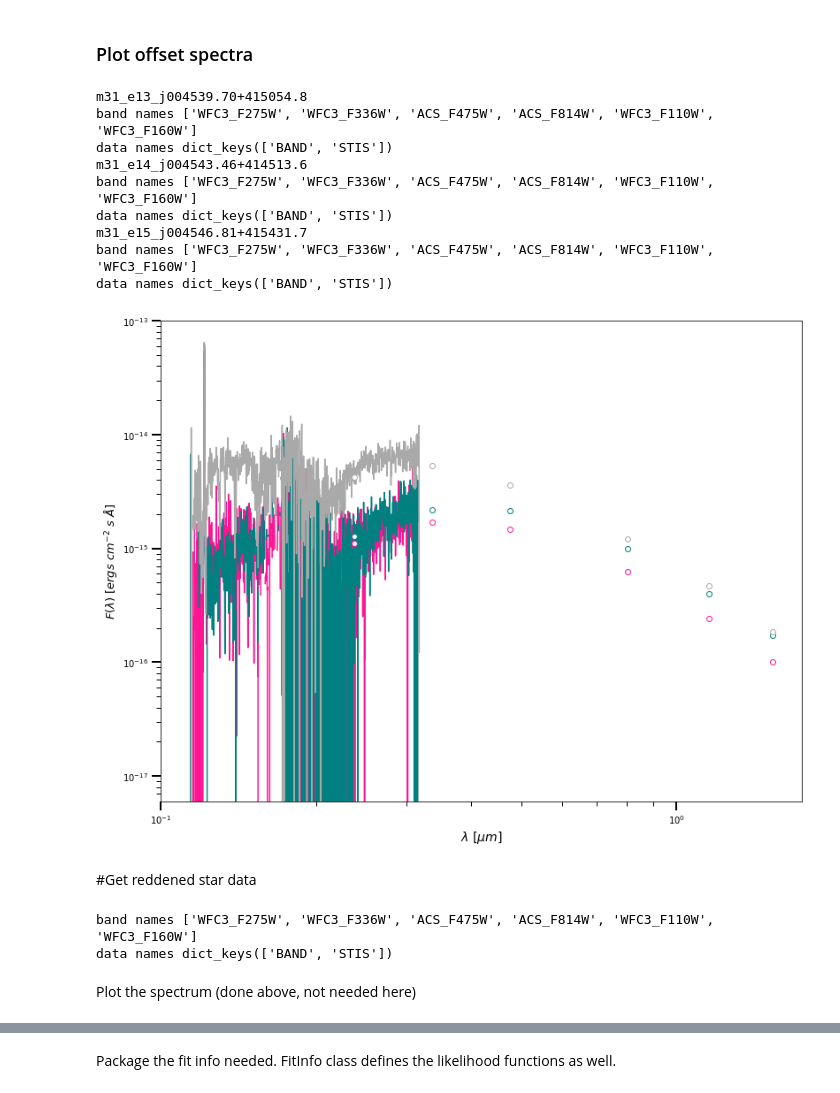
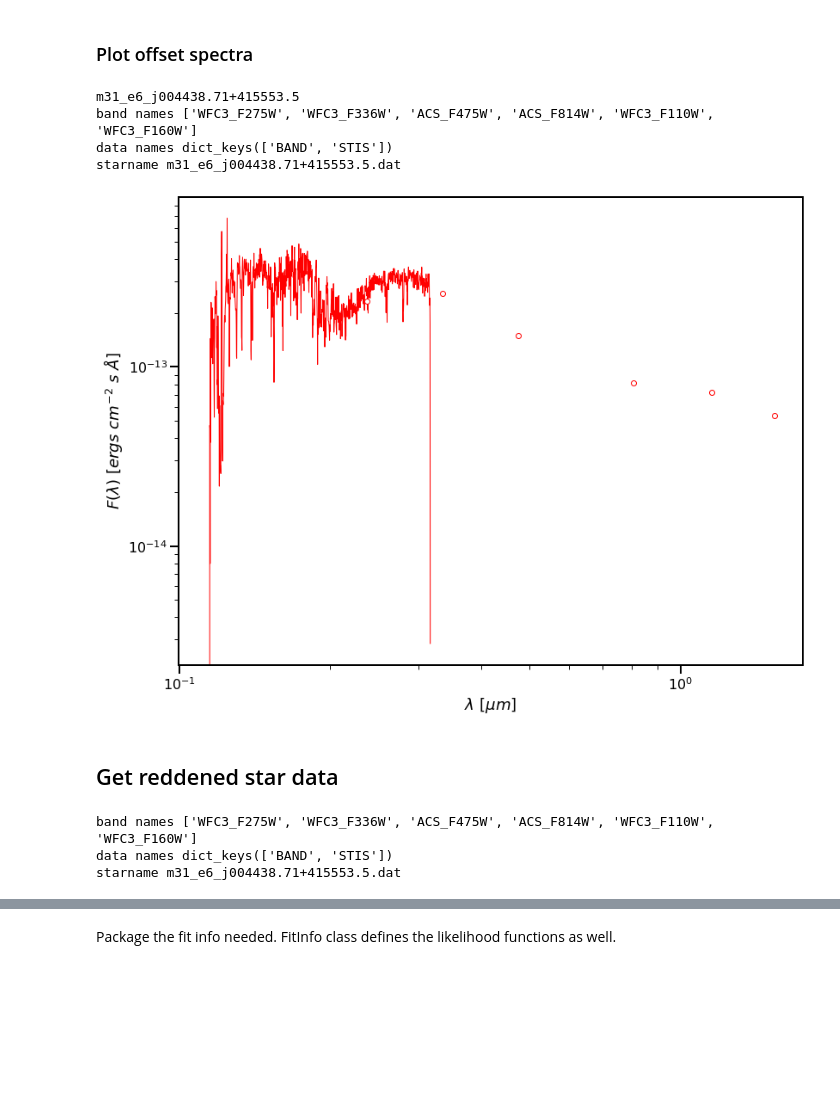
Before and after one commit to petiay/ext-science, a Jupyter notebook: m31_Extinction_with_Models.ipynb, the cells around one changed output, grey strips where cells are left out. Cells and saved outputs as stored; diff of their text form; code cells hidden in the pictures; blank space fills up the shorter version.

```diff
--- a/m31_Extinction_with_Models.ipynb
+++ b/m31_Extinction_with_Models.ipynb
@@ -35,16 +27,16 @@ importlib.reload(measure_extinction)
 # %%
 m31_list = [
-    "m31_e1_j004354.05+412626.0",
-"m31_e2_j004413.84+414903.9",
-"m31_e3_j004420.52+411751.1",
-"m31_e4_j004427.47+415150.0",
+# "m31_e1_j004354.05+412626.0",
+# "m31_e2_j004413.84+414903.9",
+# "m31_e3_j004420.52+411751.1",
+# "m31_e4_j004427.47+415150.0",
 # "m31_e5_j004431.66+413612.4",
-# "m31_e6_j004438.71+415553.5",
+"m31_e6_j004438.71+415553.5",
 # "m31_e7_j004454.37+412823.9",
 # "m31_e8_j004511.82+415025.3",
-# "m31_e9_j004511.85+413712.9",
-# "m31_e10_j004512.73+413726.4",
-# "m31_e11_j004535.40+414431.5",
+# "m31_e9_j004511.85+413712.9", # some problem with walkers
+## "m31_e10_j004512.73+413726.4", # No STIS data
+## "m31_e11_j004535.40+414431.5", # No STIS data
 # "m31_e12_j004539.00+415439.0",
 # "m31_e13_j004539.70+415054.8",
 # "m31_e14_j004543.46+414513.6",
@@ -59,9 +59,11 @@ savefile_path = "/Users/pyanchulova/Documents/ext-science/figs/"
 Define star specific parameters
 # %%
 # starname = "m31_e2_j004413.84+414903.9"
-starname = m31_list[2]
-print(starname)
+starname = m31_list[0]
 fstarname = f"{starname}.dat"
 velocity = -109.3 # M31 radial velocity from NED
 relband = "ACS_F475W"
+relband_str = "$F475W$"
+starstr = starname.split("m31_")[1].split("_")[0]
+print(starname, starstr)
 # %% [output]
@@ -84,53 +87,49 @@ def get_red_star(fstarname, file_path):
 ### Plot offset spectra
 # %%
 fig, ax = plt.subplots(figsize=(13, 10))
-fontsize=10
-colors = [#'r','gold','b','g',
-          #'k','c','magenta','gray',
-          #'lime','tomato','deepskyblue','purple',
+fontsize=14
+colors = ['r','gold',#'b','g',
+          'k','c','magenta','gray',
+          'lime','tomato','deepskyblue',
+          'purple',
           'deeppink', 'teal', 'darkgray']
 plot_one=False
-yoffset=20
+yoffset=300
 yot='multiply'
 for i in range(len(m31_list)):
     if plot_one:
         fstarname = f"{starname}.dat"
     else:
         starname = m31_list[i]
         print(starname)
         fstarname = f"{starname}.dat"
 
     reddened_star, band_names, data_names = get_red_star(fstarname, file_path)
 #     print(i, fstarname)
     reddened_star.plot(ax, pcolor=colors[i], yoffset=yoffset, yoffset_type=yot)
+    this_offset = yoffset
     yoffset+=np.log(yoffset)
 ax.set_xscale("log")
 ax.set_yscale("log")
-# ax.set_ylim(1e-16, 5e-14)
+# ax.set_ylim(1e-15, 1e-12)
 # ax.set_xlim(0.11, 0.33)
 # ax.set_xlim(0.33, 1.5)
-ax.set_xlabel(r"$\lambda$ [$\mu m$]", fontsize=14)
+ax.set_xlabel(r"$\lambda$ [$\mu m$]", fontsize=1.3 * fontsize)
 ax.set_ylabel(r"$F(\lambda)$ [$ergs\ cm^{-2}\ s\ \AA$]", fontsize=1.3 * fontsize)
 ax.tick_params("both", length=10, width=2, which="major")
 ax.tick_params("both", length=5, width=1, which="minor")
-plt.savefig(savefile_path + "spectra_v_" + starname + "_yoffset_" + str(yoffset) + ".png")
+plt.savefig(savefile_path + starstr + "_spectra_yoffset_" + str(this_offset) + ".png")
 # %% [output]
-m31_e13_j004539.70+415054.8
+m31_e6_j004438.71+415553.5
 band names ['WFC3_F275W', 'WFC3_F336W', 'ACS_F475W', 'ACS_F814W', 'WFC3_F110W', 'WFC3_F160W']
 data names dict_keys(['BAND', 'STIS'])
-m31_e14_j004543.46+414513.6
-band names ['WFC3_F275W', 'WFC3_F336W', 'ACS_F475W', 'ACS_F814W', 'WFC3_F110W', 'WFC3_F160W']
-data names dict_keys(['BAND', 'STIS'])
-m31_e15_j004546.81+415431.7
-band names ['WFC3_F275W', 'WFC3_F336W', 'ACS_F475W', 'ACS_F814W', 'WFC3_F110W', 'WFC3_F160W']
-data names dict_keys(['BAND', 'STIS'])
+starname m31_e6_j004438.71+415553.5.dat
-[figure, old version]
+[figure, new version]
 # %% [markdown]
-#Get reddened star data
+## Get reddened star data
 # %%
 reddened_star, band_names, data_names = get_red_star(fstarname, file_path)
 # %% [output]
 band names ['WFC3_F275W', 'WFC3_F336W', 'ACS_F475W', 'ACS_F814W', 'WFC3_F110W', 'WFC3_F160W']
 data names dict_keys(['BAND', 'STIS'])
+starname m31_e6_j004438.71+415553.5.dat
-# %% [markdown]
-Plot the spectrum (done above, not needed here)
```
Also changed, not shown: parts of 51 cells of this notebook, 2 other files.
